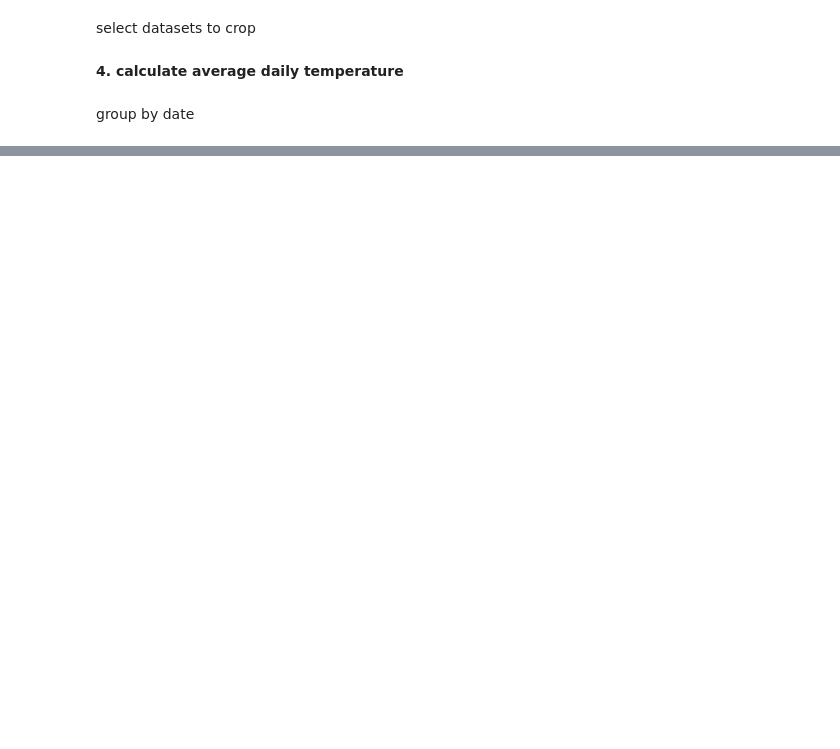
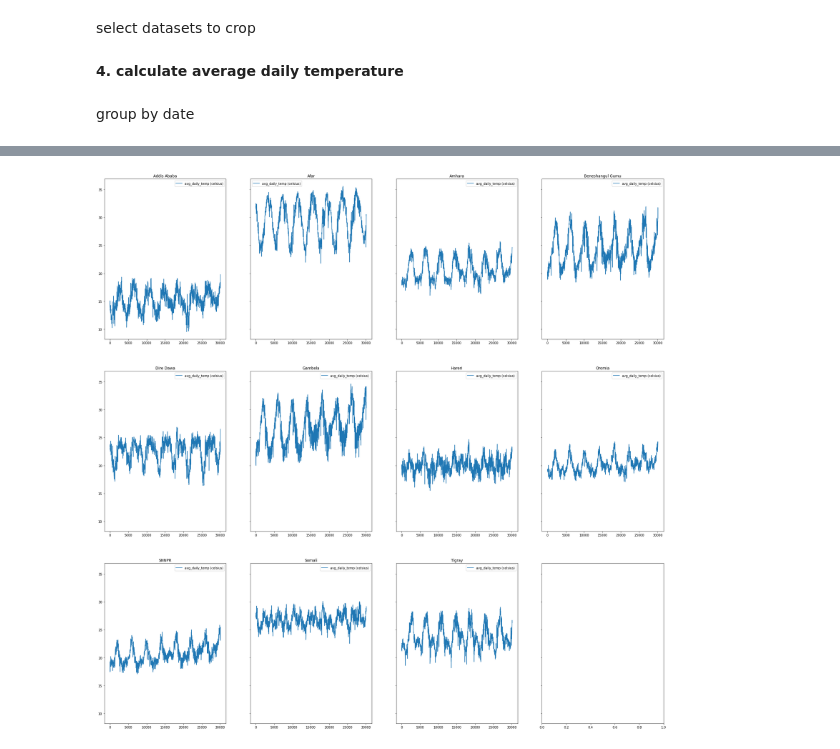
Before and after one commit to mintproject/MINT-Transformation, a Jupyter notebook: examples/daily_average_temperature.ipynb, the cells around one changed output, grey strips where cells are left out. Cells and saved outputs as stored; diff of their text form; code cells hidden in the pictures; blank space fills up the shorter version.

```diff
--- a/examples/daily_average_temperature.ipynb
+++ b/examples/daily_average_temperature.ipynb
@@ -336,0 +373,2 @@ df.head(10)
+# %%
+rows.sort(key=lambda x: (x['date'], x['region']))
@@ -337,2 +384,15 @@ df.head(10)
+# %%
+df = pd.DataFrame(rows)
+grouped = df.groupby('region')
+ncols = 4
+nrows = int(np.ceil(grouped.ngroups/ncols))
+
+fig, axes = plt.subplots(nrows=nrows, ncols=ncols, figsize=(32, 32), sharey=True)
+for (key, ax) in zip(grouped.groups.keys(), axes.flatten()):
+  grouped.get_group(key).plot(ax=ax, legend=True, title=key)
+ax.legend()
+plt.show()
+# %% [output]
+[figure, added]
 # %%
 df.to_csv(HOME_DIR + "/data/avg_daily_temp.csv")
```
Also changed, not shown: parts of 13 cells of this notebook, 1 other file.
